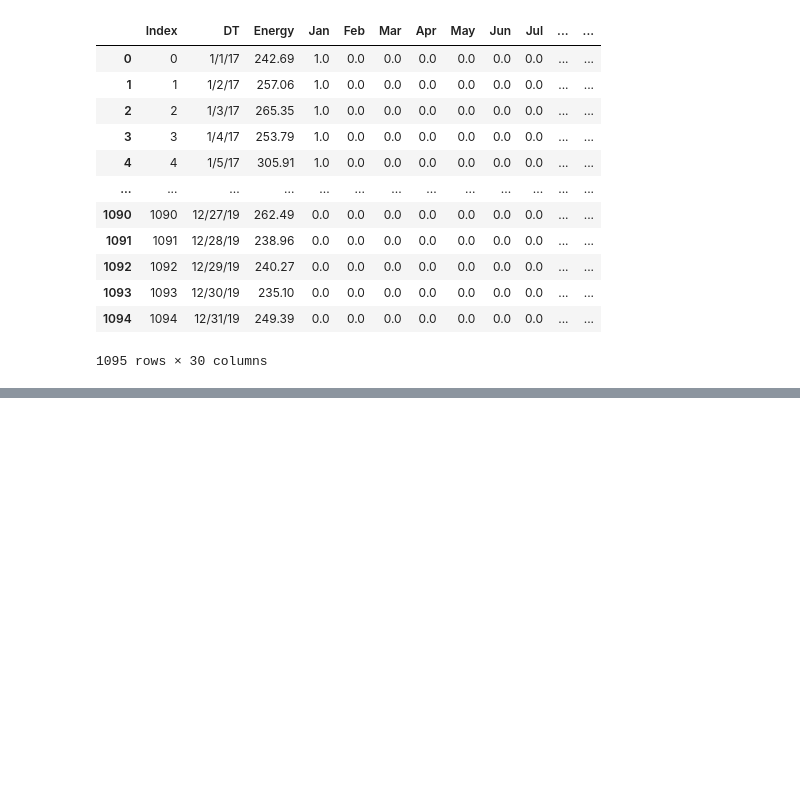
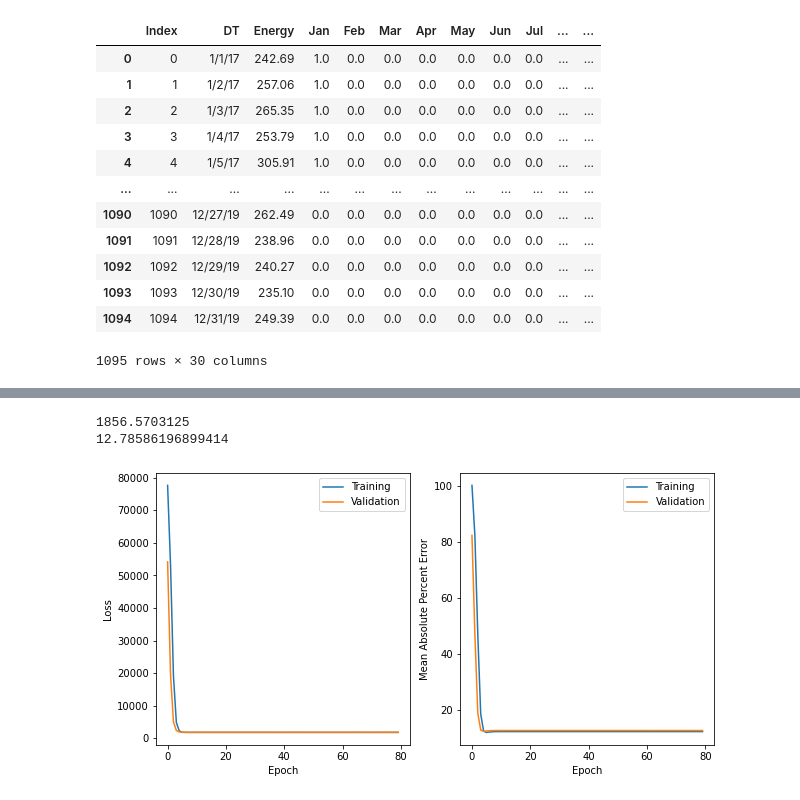
Before and after one commit to jakekosakoff/Physics-139-Final, a Jupyter notebook: Final Project Code/NN.ipynb, the cells around one changed output, grey strips where cells are left out. Drawn from its saved outputs; the diff is of its cells as text; code cells hidden in the pictures; blank space fills up the shorter version.

```diff
--- a/Final Project Code/NN.ipynb
+++ b/Final Project Code/NN.ipynb
@@ -32,0 +72,5 @@ X_train_val, X_test, y_train_val, y_test = train_test_split(X, y, test_size=0.1,
+# %%
+X_train_two = np.asarray(X_train_val).astype('float32')
+X_test_two = np.asarray(X_test).astype('float32')
+y_train_two = np.asarray(y_train_val).astype('float32').reshape(-1,1)
+y_test_two = np.asarray(y_test).astype('float32').reshape(-1, 1)
@@ -32,0 +85,11 @@ X_train_val, X_test, y_train_val, y_test = train_test_split(X, y, test_size=0.1,
+# %%
+# Initialize the model.
+model = Sequential(name="sequantial1")
+# For each layer you need to add the number of Neurons and the activation.
+# We have 27 features so that goes in input_shape
+model.add(Dense(32, input_shape=(27,), name="fc1"))
+model.add(Activation(activation="sigmoid", name="relu1"))
+model.add(Dense(32, name="fc2"))
+model.add(Activation(activation="sigmoid", name="relu2"))
+model.add(Dense(1, name="fc4"))
+model.summary()
@@ -32,0 +117,3 @@ X_train_val, X_test, y_train_val, y_test = train_test_split(X, y, test_size=0.1,
+# %%
+model.compile(optimizer="sgd", loss=["MSE"], metrics=["MAPE"])
+history = model.fit(X_train_two, y_train_two, batch_size=1024, epochs=80, validation_split=0.25, shuffle=True, verbose=0)
@@ -32,0 +125,8 @@ X_train_val, X_test, y_train_val, y_test = train_test_split(X, y, test_size=0.1,
+# %%
+plot_model_history(history)
+print(str(history.history["val_loss"][49]))
+print(str(history.history["val_MAPE"][49]))
+# %% [output]
+1856.5703125
+12.78586196899414
+[figure, added]
```
Also changed, not shown: parts of 12 cells of this notebook.
